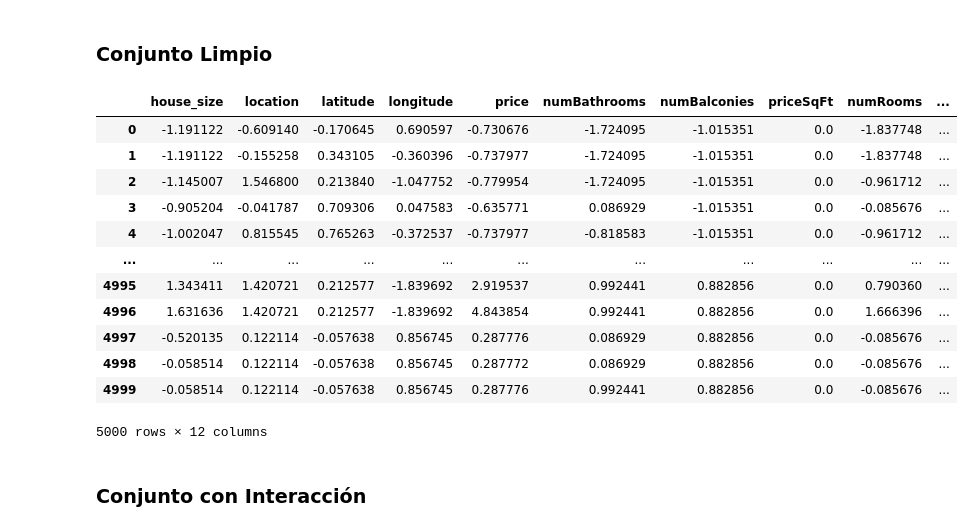
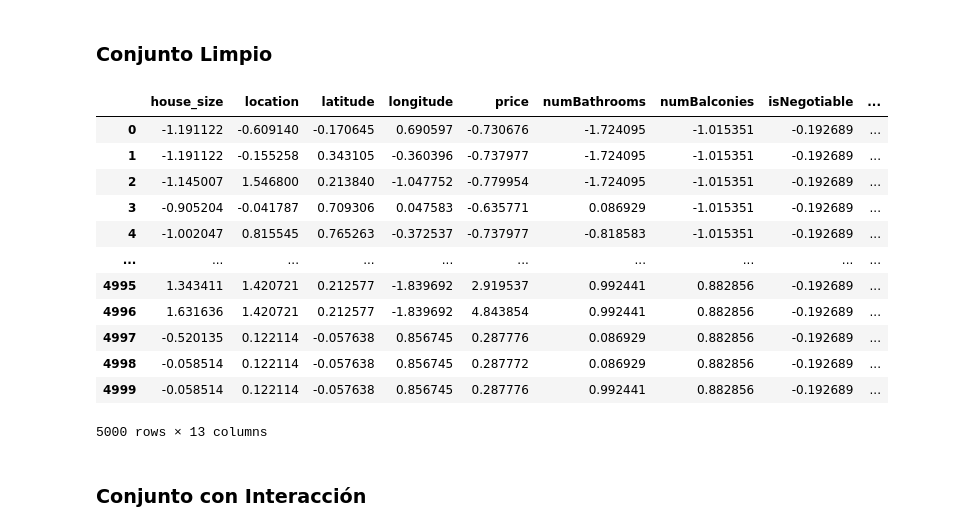
Before and after one commit to alonnnzo/Tarea1_IDS, a Jupyter notebook: Tarea2 - IDS/tarea2.ipynb, the cells around one changed output. Drawn from its saved outputs; the diff is of its cells as text; code cells hidden in the pictures.

```diff
--- a/Tarea2 - IDS/tarea2.ipynb
+++ b/Tarea2 - IDS/tarea2.ipynb
@@ -79,3 +53,9 @@ df
+# %%
+# Codificar la columna isNegotiable: 'Negotiable' -> 1, 0 -> 0
+if 'isNegotiable' in df.columns:
+    df['isNegotiable'] = df['isNegotiable'].apply(lambda x: 1 if str(x).strip().lower() == 'negotiable' else 0).astype(int)
+
+#
 # %%
 df["currency"].value_counts()
 #Columnas a eliminar city, currency
@@ -83,3 +63,18 @@ df["currency"].value_counts()
 currency
 0    5000
 Name: count, dtype: int64
+# %%
+verif_map = {
+    'day' : 1, 'days' : 1,
+    "week" : 7, "weeks" : 7,
+    "month" : 30, "months" : 30,
+    "year" : 365, "years" : 365
+}
+df[["cant_veces_str", "mult"]] = df["verificationDate"].str.extract(r'Posted\s+(\d+|a|an)\s+(\w+)')
+df['cant_veces'] = df['cant_veces_str'].replace({'a': 1, 'an': 1}).astype(int)
+df["days_since_verif"] = df["cant_veces"] * df["mult"].map(verif_map) # .apply()
+df.drop(columns=["verificationDate", "cant_veces_str", "mult", "cant_veces", "description"], inplace=True)
+# Rellenar los NaN de la columna 'days_since_verif' con 0
+df['days_since_verif'] = df['days_since_verif'].fillna(0)
+
+df
@@ -170,31 +179,31 @@ df_baseline.describe()
 # %%
 # Crear conjunto limpio
 df_limpio = df_baseline.copy()
 # Ejemplo de columnas a eliminar:
 # Se eliminan columnas irrelevantes o con alta cantidad de nulos, o que no aportan al modelo
-columnas_a_eliminar = ['isNegotiable', 'Status', 'SecurityDeposit', 'city', 'currency']
+columnas_a_eliminar = ['Status', 'SecurityDeposit', 'city', 'currency']
 for col in columnas_a_eliminar:
     if col in df_limpio.columns:
         df_limpio.drop(col, axis=1, inplace=True)
 # Estandarizar variables numéricas
 num_cols = df_limpio.select_dtypes(include=['float64', 'int64']).columns
 scaler = StandardScaler()
 df_limpio[num_cols] = scaler.fit_transform(df_limpio[num_cols])
 df_limpio
 # %% [output]
-|  | house_size | location | latitude | longitude | price | numBathrooms | numBalconies | priceSqFt | numRooms | ... |
-| 0 | -1.191122 | -0.609140 | -0.170645 | 0.690597 | -0.730676 | -1.724095 | -1.015351 | 0.0 | -1.837748 | ... |
-| 1 | -1.191122 | -0.155258 | 0.343105 | -0.360396 | -0.737977 | -1.724095 | -1.015351 | 0.0 | -1.837748 | ... |
-| 2 | -1.145007 | 1.546800 | 0.213840 | -1.047752 | -0.779954 | -1.724095 | -1.015351 | 0.0 | -0.961712 | ... |
-| 3 | -0.905204 | -0.041787 | 0.709306 | 0.047583 | -0.635771 | 0.086929 | -1.015351 | 0.0 | -0.085676 | ... |
-| 4 | -1.002047 | 0.815545 | 0.765263 | -0.372537 | -0.737977 | -0.818583 | -1.015351 | 0.0 | -0.961712 | ... |
-| ... | ... | ... | ... | ... | ... | ... | ... | ... | ... | ... |
-| 4995 | 1.343411 | 1.420721 | 0.212577 | -1.839692 | 2.919537 | 0.992441 | 0.882856 | 0.0 | 0.790360 | ... |
-| 4996 | 1.631636 | 1.420721 | 0.212577 | -1.839692 | 4.843854 | 0.992441 | 0.882856 | 0.0 | 1.666396 | ... |
-| 4997 | -0.520135 | 0.122114 | -0.057638 | 0.856745 | 0.287776 | 0.086929 | 0.882856 | 0.0 | -0.085676 | ... |
-| 4998 | -0.058514 | 0.122114 | -0.057638 | 0.856745 | 0.287772 | 0.086929 | 0.882856 | 0.0 | -0.085676 | ... |
-| 4999 | -0.058514 | 0.122114 | -0.057638 | 0.856745 | 0.287776 | 0.992441 | 0.882856 | 0.0 | -0.085676 | ... |
+|  | house_size | location | latitude | longitude | price | numBathrooms | numBalconies | isNegotiable | ... |
+| 0 | -1.191122 | -0.609140 | -0.170645 | 0.690597 | -0.730676 | -1.724095 | -1.015351 | -0.192689 | ... |
+| 1 | -1.191122 | -0.155258 | 0.343105 | -0.360396 | -0.737977 | -1.724095 | -1.015351 | -0.192689 | ... |
+| 2 | -1.145007 | 1.546800 | 0.213840 | -1.047752 | -0.779954 | -1.724095 | -1.015351 | -0.192689 | ... |
+| 3 | -0.905204 | -0.041787 | 0.709306 | 0.047583 | -0.635771 | 0.086929 | -1.015351 | -0.192689 | ... |
+| 4 | -1.002047 | 0.815545 | 0.765263 | -0.372537 | -0.737977 | -0.818583 | -1.015351 | -0.192689 | ... |
+| ... | ... | ... | ... | ... | ... | ... | ... | ... | ... |
+| 4995 | 1.343411 | 1.420721 | 0.212577 | -1.839692 | 2.919537 | 0.992441 | 0.882856 | -0.192689 | ... |
+| 4996 | 1.631636 | 1.420721 | 0.212577 | -1.839692 | 4.843854 | 0.992441 | 0.882856 | -0.192689 | ... |
+| 4997 | -0.520135 | 0.122114 | -0.057638 | 0.856745 | 0.287776 | 0.086929 | 0.882856 | -0.192689 | ... |
+| 4998 | -0.058514 | 0.122114 | -0.057638 | 0.856745 | 0.287772 | 0.086929 | 0.882856 | -0.192689 | ... |
+| 4999 | -0.058514 | 0.122114 | -0.057638 | 0.856745 | 0.287776 | 0.992441 | 0.882856 | -0.192689 | ... |
-5000 rows × 12 columns
+5000 rows × 13 columns
 # %% [markdown]
 ### Conjunto con Interacción
 # %%
```
Also changed, not shown: parts of 6 cells of this notebook.
